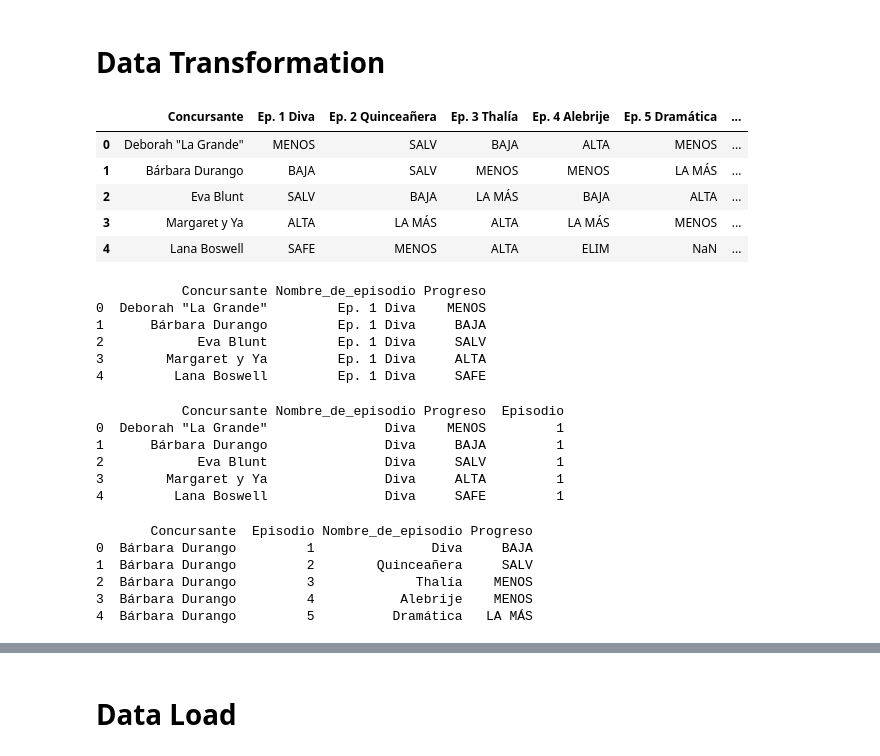
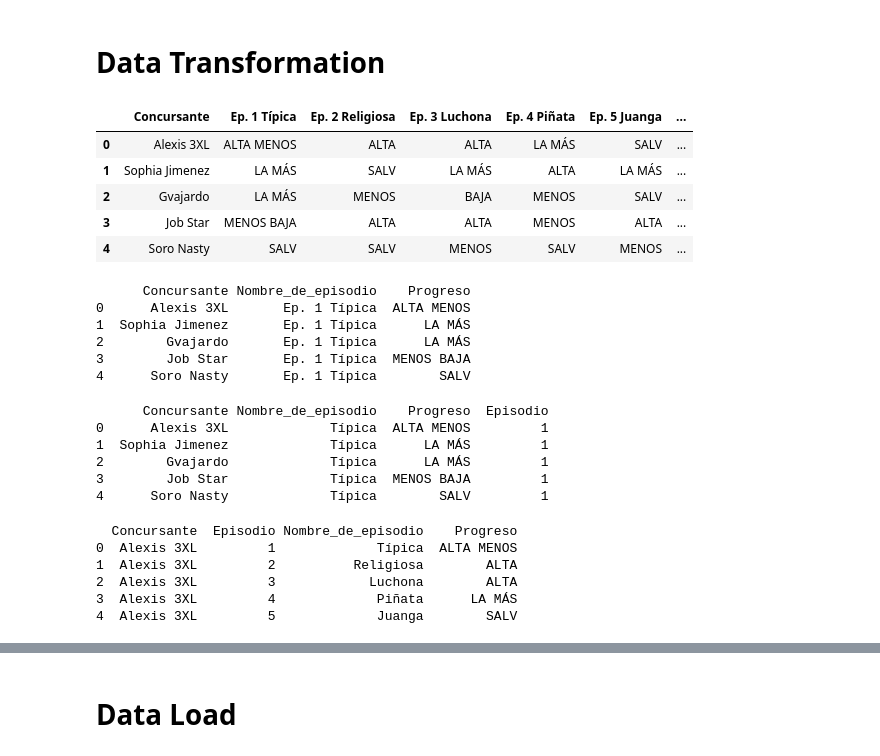
Before and after one commit to NilArj/drag_show, a Jupyter notebook: etl_show_progress_table.ipynb, the cells around one changed output, grey strips where cells are left out. Saved outputs shown, nothing was run; the diff lists cells and outputs as text; code cells hidden in the pictures.

```diff
--- a/etl_show_progress_table.ipynb
+++ b/etl_show_progress_table.ipynb
@@ -80,38 +200,38 @@ print(progress_all_df)
 # Data Transformation
 # %%
 # create a data frame for each season
-df = pd.DataFrame(progress_s1)
+df = pd.DataFrame(progress_s2)
 df.head()
 # %% [output]
-|  | Concursante | Ep. 1 Diva | Ep. 2 Quinceañera | Ep. 3 Thalía | Ep. 4 Alebrije | Ep. 5 Dramática | ... |
-| 0 | Deborah "La Grande" | MENOS | SALV | BAJA | ALTA | MENOS | ... |
-| 1 | Bárbara Durango | BAJA | SALV | MENOS | MENOS | LA MÁS | ... |
-| 2 | Eva Blunt | SALV | BAJA | LA MÁS | BAJA | ALTA | ... |
-| 3 | Margaret y Ya | ALTA | LA MÁS | ALTA | LA MÁS | MENOS | ... |
-| 4 | Lana Boswell | SAFE | MENOS | ALTA | ELIM | NaN | ... |
+|  | Concursante | Ep. 1 Típica | Ep. 2 Religiosa | Ep. 3 Luchona | Ep. 4 Piñata | Ep. 5 Juanga | ... |
+| 0 | Alexis 3XL | ALTA MENOS | ALTA | ALTA | LA MÁS | SALV | ... |
+| 1 | Sophia Jimenez | LA MÁS | SALV | LA MÁS | ALTA | LA MÁS | ... |
+| 2 | Gvajardo | LA MÁS | MENOS | BAJA | MENOS | SALV | ... |
+| 3 | Job Star | MENOS BAJA | ALTA | ALTA | MENOS | ALTA | ... |
+| 4 | Soro Nasty | SALV | SALV | MENOS | SALV | MENOS | ... |
 # %%
 # Melt the DataFrame to achieve the desired format
 melted_df = pd.melt(df, id_vars=["Concursante"], var_name="Nombre_de_episodio", value_name="Progreso")
 print(melted_df.head())
 # %% [output]
-           Concursante Nombre_de_episodio Progreso
-0  Deborah "La Grande"         Ep. 1 Diva    MENOS
-1      Bárbara Durango         Ep. 1 Diva     BAJA
-2            Eva Blunt         Ep. 1 Diva     SALV
-3        Margaret y Ya         Ep. 1 Diva     ALTA
-4         Lana Boswell         Ep. 1 Diva     SAFE
+      Concursante Nombre_de_episodio    Progreso
+0      Alexis 3XL       Ep. 1 Típica  ALTA MENOS
+1  Sophia Jimenez       Ep. 1 Típica      LA MÁS
+2        Gvajardo       Ep. 1 Típica      LA MÁS
+3        Job Star       Ep. 1 Típica  MENOS BAJA
+4      Soro Nasty       Ep. 1 Típica        SALV
 # %%
 # Add new columns
 melted_df["Episodio"] = melted_df["Nombre_de_episodio"].str.extract(r'(\d+)').astype(int)
 melted_df["Nombre_de_episodio"] = melted_df["Nombre_de_episodio"].str.replace(r'Ep. \d+ ', '', regex=True)
 print(melted_df.head())
 # %% [output]
-           Concursante Nombre_de_episodio Progreso  Episodio
-0  Deborah "La Grande"               Diva    MENOS         1
-1      Bárbara Durango               Diva     BAJA         1
-2            Eva Blunt               Diva     SALV         1
-3        Margaret y Ya               Diva     ALTA         1
-4         Lana Boswell               Diva     SAFE         1
+      Concursante Nombre_de_episodio    Progreso  Episodio
+0      Alexis 3XL             Típica  ALTA MENOS         1
+1  Sophia Jimenez             Típica      LA MÁS         1
+2        Gvajardo             Típica      LA MÁS         1
+3        Job Star             Típica  MENOS BAJA         1
+4      Soro Nasty             Típica        SALV         1
 # %%
 # Reorder columns
 melted_df = melted_df[["Concursante", "Episodio", "Nombre_de_episodio", "Progreso"]]
@@ -121,12 +241,12 @@ melted_df.sort_values(by=["Concursante", "Episodio"], inplace=True)
 melted_df.reset_index(drop=True, inplace=True)
 print(melted_df.head())
 # %% [output]
-       Concursante  Episodio Nombre_de_episodio Progreso
-0  Bárbara Durango         1               Diva     BAJA
-1  Bárbara Durango         2        Quinceañera     SALV
-2  Bárbara Durango         3             Thalía    MENOS
-3  Bárbara Durango         4           Alebrije    MENOS
-4  Bárbara Durango         5          Dramática   LA MÁS
+  Concursante  Episodio Nombre_de_episodio    Progreso
+0  Alexis 3XL         1             Típica  ALTA MENOS
+1  Alexis 3XL         2          Religiosa        ALTA
+2  Alexis 3XL         3            Luchona        ALTA
+3  Alexis 3XL         4             Piñata      LA MÁS
+4  Alexis 3XL         5             Juanga        SALV
 # %%
 # Create a progress data frame with all seasons data
 
```
Also changed, not shown: parts of 24 cells of this notebook.
